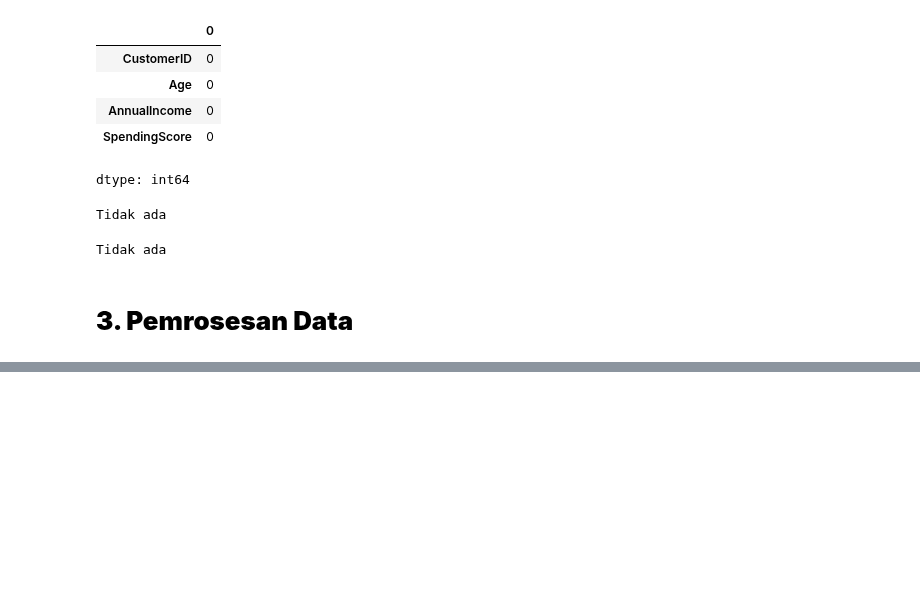
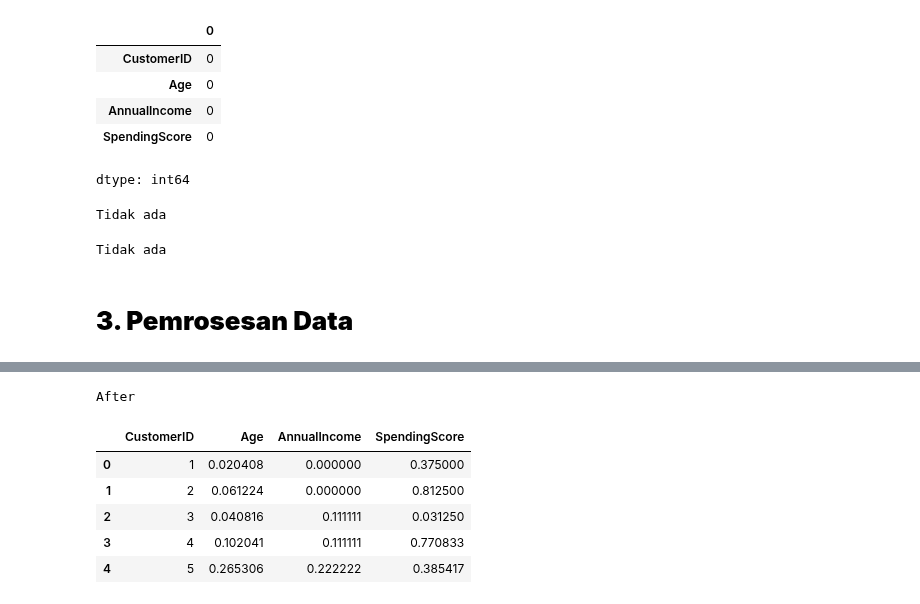
Before and after one commit to ImNotDanish05/2025_KC_TI-1A, a Jupyter notebook: Tugas Besar.ipynb, the cells around one changed output, grey strips where cells are left out. Cells and saved outputs as stored; diff of their text form; code cells hidden in the pictures; blank space fills up the shorter version.

```diff
--- a/Tugas Besar.ipynb
+++ b/Tugas Besar.ipynb
@@ -103,10 +103,6 @@ Tidak ada
 # %%
 # @title 3.a. Lakukan normalisasi fitur numerik menggunakan Min-Max Scaling atau Standard Scaler.
 scaler = MinMaxScaler()
-# df_scaled = pd.DataFrame({
-#     'Age',
-#     'AnnualIncome',
-#     'SpendingScore'
-# })
+df = dataset.copy()
 
 df[['Age', 'AnnualIncome', 'SpendingScore']]= scaler.fit_transform(dataset[['Age', 'AnnualIncome', 'SpendingScore']])
@@ -115,2 +120,13 @@ NameError: name 'df' is not defined
+# %%
+print("After")
+df.head()
+# %% [output]
+After
+|  | CustomerID | Age | AnnualIncome | SpendingScore |
+| 0 | 1 | 0.020408 | 0.000000 | 0.375000 |
+| 1 | 2 | 0.061224 | 0.000000 | 0.812500 |
+| 2 | 3 | 0.040816 | 0.111111 | 0.031250 |
+| 3 | 4 | 0.102041 | 0.111111 | 0.770833 |
+| 4 | 5 | 0.265306 | 0.222222 | 0.385417 |
 # %%
 # @title 3.b. Buat scatter plot sebelum dan sesudah normalisasi untuk membandingkan persebaran data.
```
Also changed, not shown: parts of 2 cells of this notebook.
